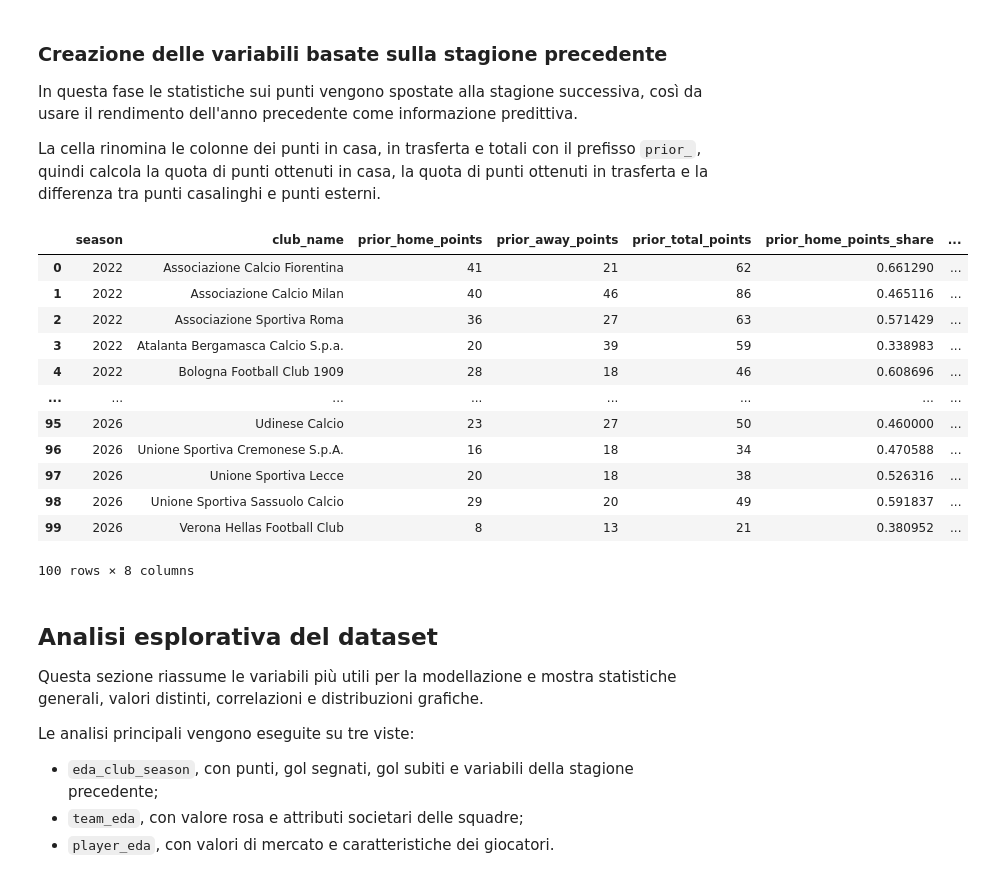
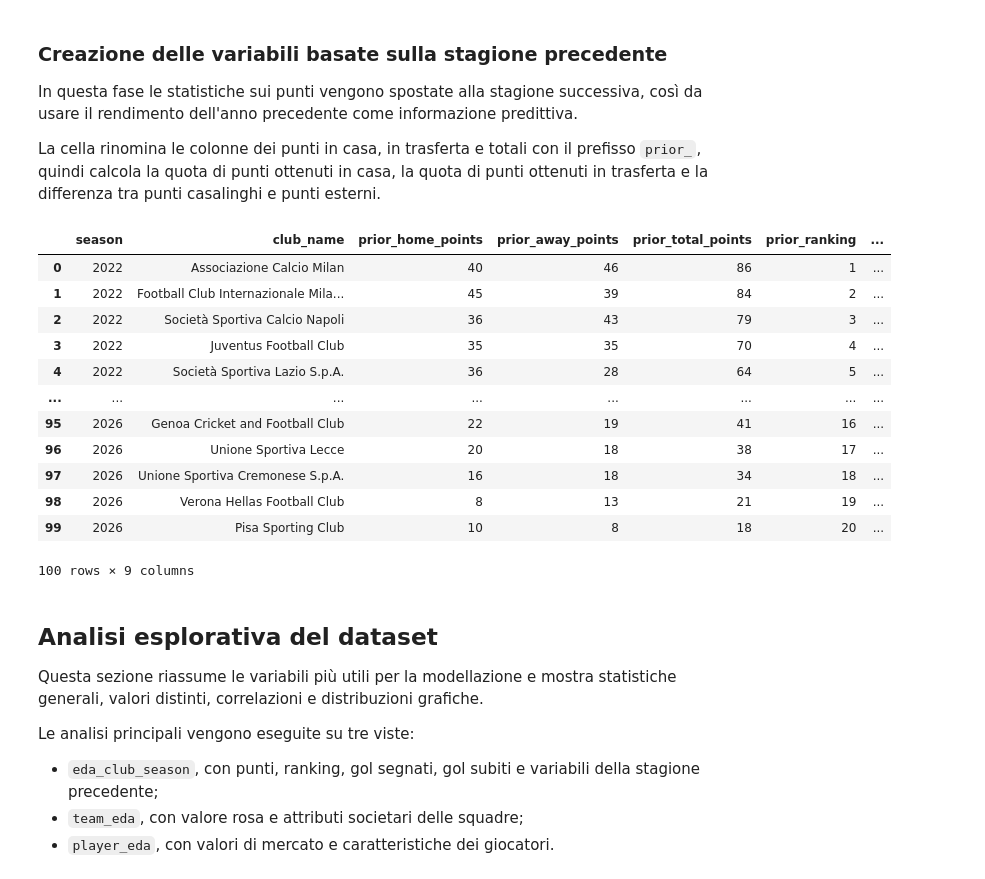
Before and after one commit to burraco04/serieA-Prediction-Model, a Jupyter notebook: notebook.ipynb, the cells around one changed output. Cells and saved outputs as stored; diff of their text form; code cells hidden in the pictures.

```diff
--- a/notebook.ipynb
+++ b/notebook.ipynb
@@ -553,5 +555,7 @@ season_points = home_points.merge(away_points, left_on=['season', 'home_club_nam
 season_points = season_points.drop('away_club_name', axis='columns')
 season_points['points'] = season_points['away_club_points'] + season_points['home_club_points']
 season_points = season_points.rename(columns={'home_club_points': 'home_points', 'away_club_points': 'away_points'})
+season_points['ranking'] = season_points.groupby('season')['points'].rank(method='min', ascending=False).astype(int)
+season_points = season_points.sort_values(['season', 'ranking', 'home_club_name']).reset_index(drop=True)
 season_points
 # %% [output]
@@ -612,30 +616,31 @@ La cella rinomina le colonne dei punti in casa, in trasferta e totali con il pre
 # %%
 prior_season_home_away = season_points.copy()
 prior_season_home_away['season'] = prior_season_home_away['season'] + 1
 prior_season_home_away = prior_season_home_away.rename(columns={
     'home_club_name': 'club_name',
     'home_points': 'prior_home_points',
     'away_points': 'prior_away_points',
-    'points': 'prior_total_points'
+    'points': 'prior_total_points',
+    'ranking': 'prior_ranking'
 })
 prior_season_home_away['prior_home_points_share'] = prior_season_home_away['prior_home_points'] / prior_season_home_away['prior_total_points']
 prior_season_home_away['prior_away_points_share'] = prior_season_home_away['prior_away_points'] / prior_season_home_away['prior_total_points']
 prior_season_home_away['prior_home_away_points_diff'] = prior_season_home_away['prior_home_points'] - prior_season_home_away['prior_away_points']
 prior_season_home_away
 # %% [output]
-|  | season | club_name | prior_home_points | prior_away_points | prior_total_points | prior_home_points_share | ... |
-| 0 | 2022 | Associazione Calcio Fiorentina | 41 | 21 | 62 | 0.661290 | ... |
-| 1 | 2022 | Associazione Calcio Milan | 40 | 46 | 86 | 0.465116 | ... |
-| 2 | 2022 | Associazione Sportiva Roma | 36 | 27 | 63 | 0.571429 | ... |
-| 3 | 2022 | Atalanta Bergamasca Calcio S.p.a. | 20 | 39 | 59 | 0.338983 | ... |
-| 4 | 2022 | Bologna Football Club 1909 | 28 | 18 | 46 | 0.608696 | ... |
+|  | season | club_name | prior_home_points | prior_away_points | prior_total_points | prior_ranking | ... |
+| 0 | 2022 | Associazione Calcio Milan | 40 | 46 | 86 | 1 | ... |
+| 1 | 2022 | Football Club Internazionale Mila... | 45 | 39 | 84 | 2 | ... |
+| 2 | 2022 | Società Sportiva Calcio Napoli | 36 | 43 | 79 | 3 | ... |
+| 3 | 2022 | Juventus Football Club | 35 | 35 | 70 | 4 | ... |
+| 4 | 2022 | Società Sportiva Lazio S.p.A. | 36 | 28 | 64 | 5 | ... |
 | ... | ... | ... | ... | ... | ... | ... | ... |
-| 95 | 2026 | Udinese Calcio | 23 | 27 | 50 | 0.460000 | ... |
-| 96 | 2026 | Unione Sportiva Cremonese S.p.A. | 16 | 18 | 34 | 0.470588 | ... |
-| 97 | 2026 | Unione Sportiva Lecce | 20 | 18 | 38 | 0.526316 | ... |
-| 98 | 2026 | Unione Sportiva Sassuolo Calcio | 29 | 20 | 49 | 0.591837 | ... |
-| 99 | 2026 | Verona Hellas Football Club | 8 | 13 | 21 | 0.380952 | ... |
+| 95 | 2026 | Genoa Cricket and Football Club | 22 | 19 | 41 | 16 | ... |
+| 96 | 2026 | Unione Sportiva Lecce | 20 | 18 | 38 | 17 | ... |
+| 97 | 2026 | Unione Sportiva Cremonese S.p.A. | 16 | 18 | 34 | 18 | ... |
+| 98 | 2026 | Verona Hellas Football Club | 8 | 13 | 21 | 19 | ... |
+| 99 | 2026 | Pisa Sporting Club | 10 | 8 | 18 | 20 | ... |
-100 rows × 8 columns
+100 rows × 9 columns
 # %% [markdown]
 ## Analisi esplorativa del dataset
 
@@ -643,7 +648,7 @@ Questa sezione riassume le variabili più utili per la modellazione e mostra sta
 
 Le analisi principali vengono eseguite su tre viste:
 
-- `eda_club_season`, con punti, gol segnati, gol subiti e variabili della stagione precedente;
+- `eda_club_season`, con punti, ranking, gol segnati, gol subiti e variabili della stagione precedente;
 - `team_eda`, con valore rosa e attributi societari delle squadre;
 - `player_eda`, con valori di mercato e caratteristiche dei giocatori.
 # %%
```
Also changed, not shown: parts of 6 cells of this notebook.
